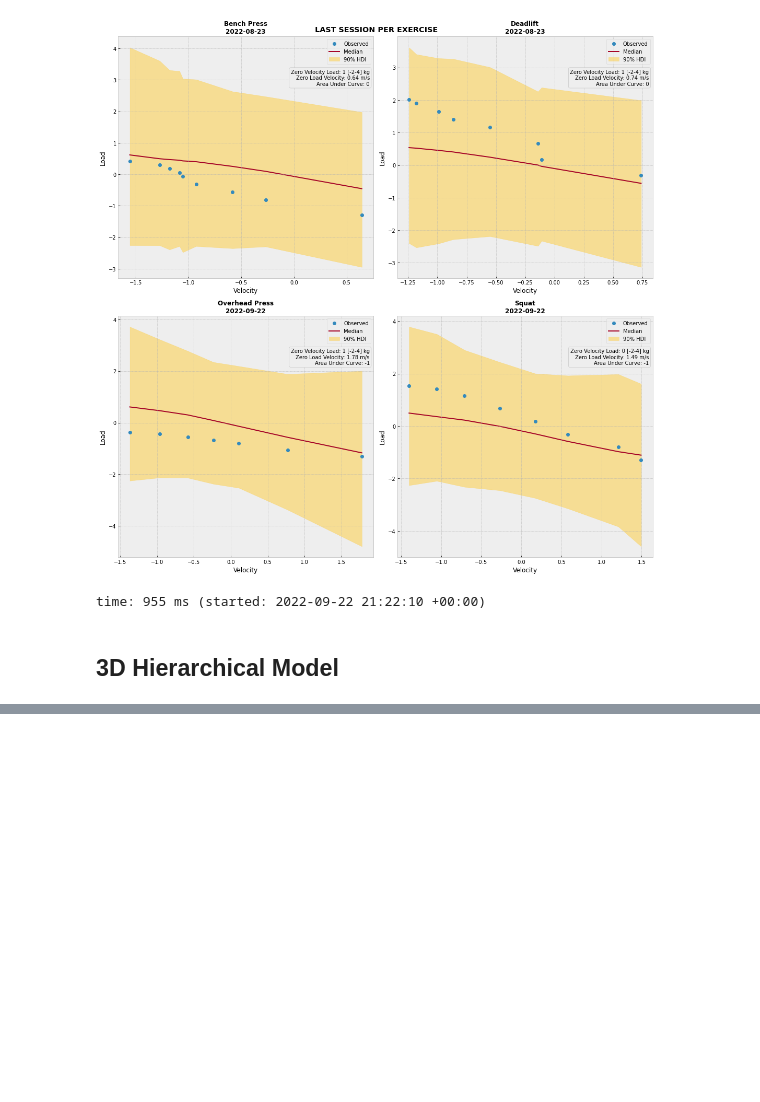
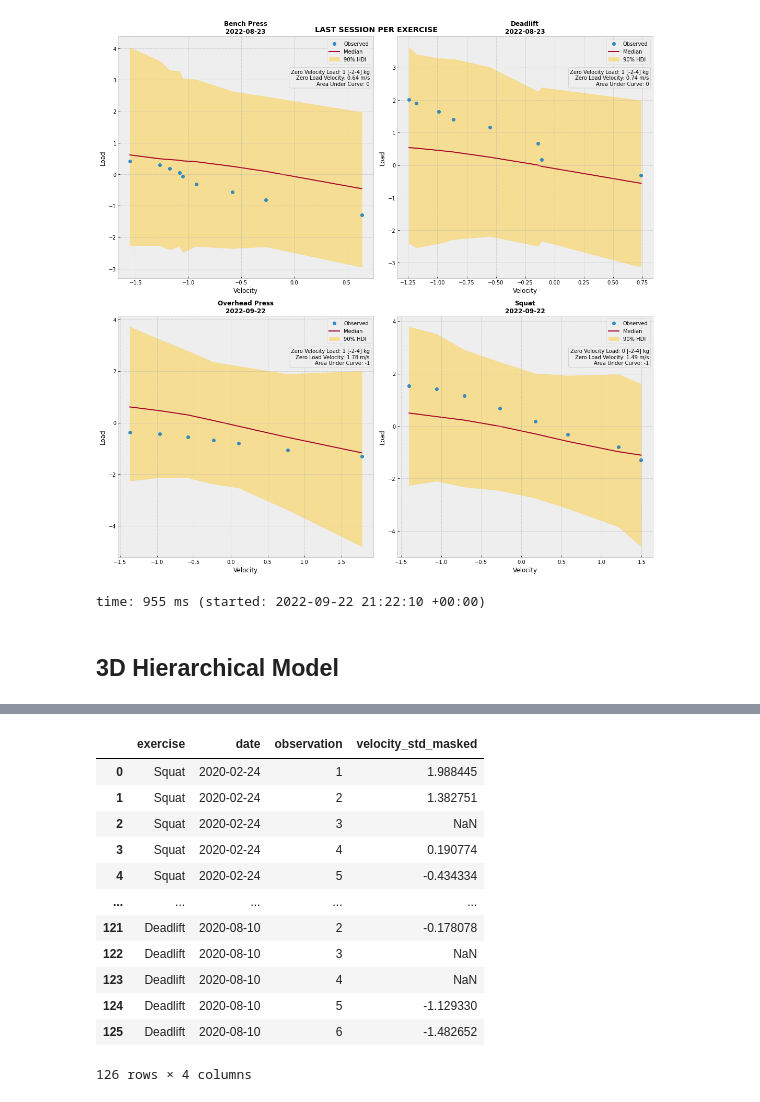
Before and after one commit to mattiasthalen/Bayesian-Velocity-Profiling, a Jupyter notebook: Bayesian_Velocity_Profiling.ipynb, the cells around one changed output, grey strips where cells are left out. Cells and saved outputs as stored; diff of their text form; code cells hidden in the pictures; blank space fills up the shorter version.

```diff
--- a/Bayesian_Velocity_Profiling.ipynb
+++ b/Bayesian_Velocity_Profiling.ipynb
@@ -1620,2 +1641,18 @@ Data variables:
+# %%
+velocity_long
+# %% [output]
+|  | exercise | date | observation | velocity_std_masked |
+| 0 | Squat | 2020-02-24 | 1 | 1.988445 |
+| 1 | Squat | 2020-02-24 | 2 | 1.382751 |
+| 2 | Squat | 2020-02-24 | 3 | NaN |
+| 3 | Squat | 2020-02-24 | 4 | 0.190774 |
+| 4 | Squat | 2020-02-24 | 5 | -0.434334 |
+| ... | ... | ... | ... | ... |
+| 121 | Deadlift | 2020-08-10 | 2 | -0.178078 |
+| 122 | Deadlift | 2020-08-10 | 3 | NaN |
+| 123 | Deadlift | 2020-08-10 | 4 | NaN |
+| 124 | Deadlift | 2020-08-10 | 5 | -1.129330 |
+| 125 | Deadlift | 2020-08-10 | 6 | -1.482652 |
+126 rows × 4 columns
 # %%
 # Create PyMC
```
Also changed, not shown: parts of 13 cells of this notebook.
